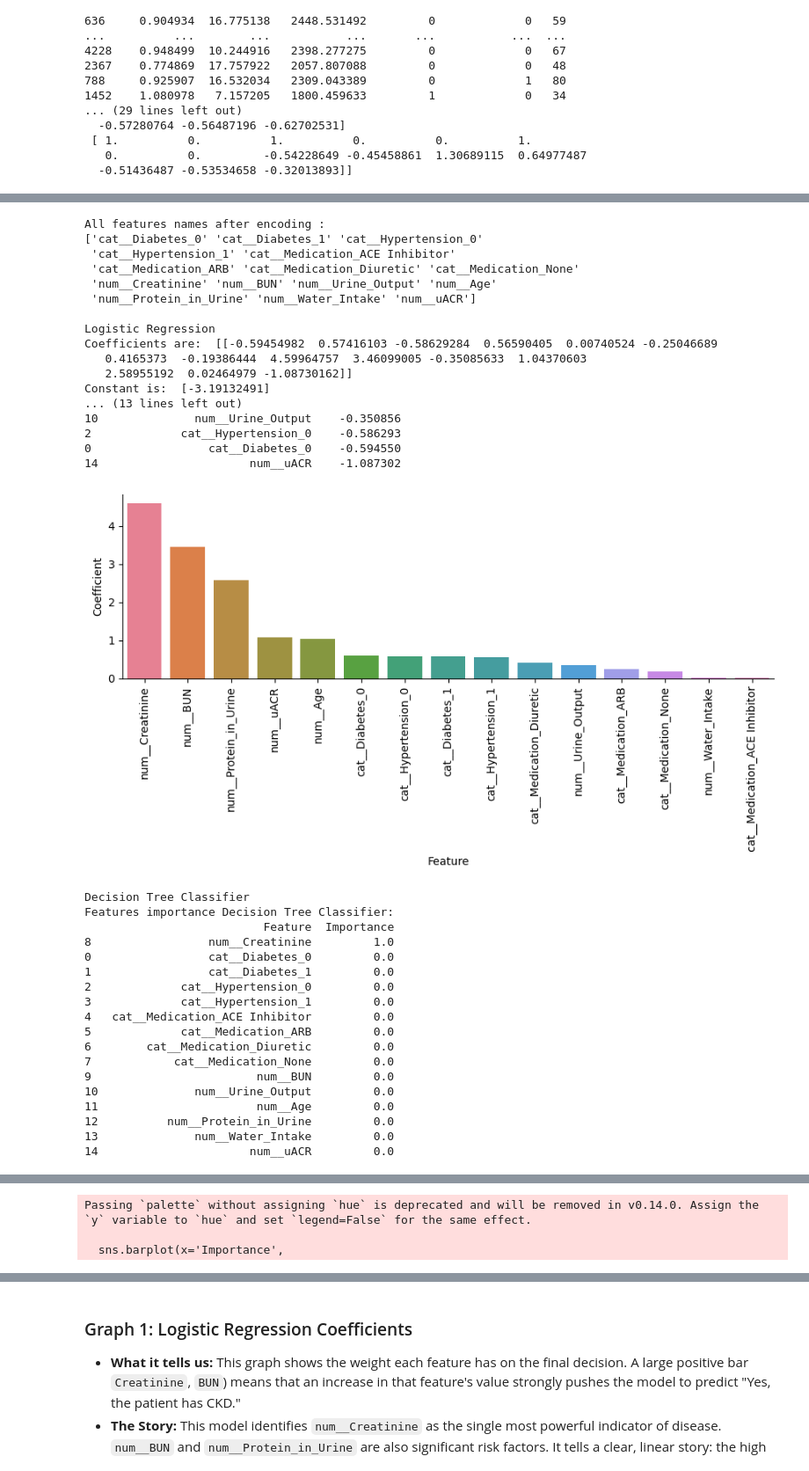
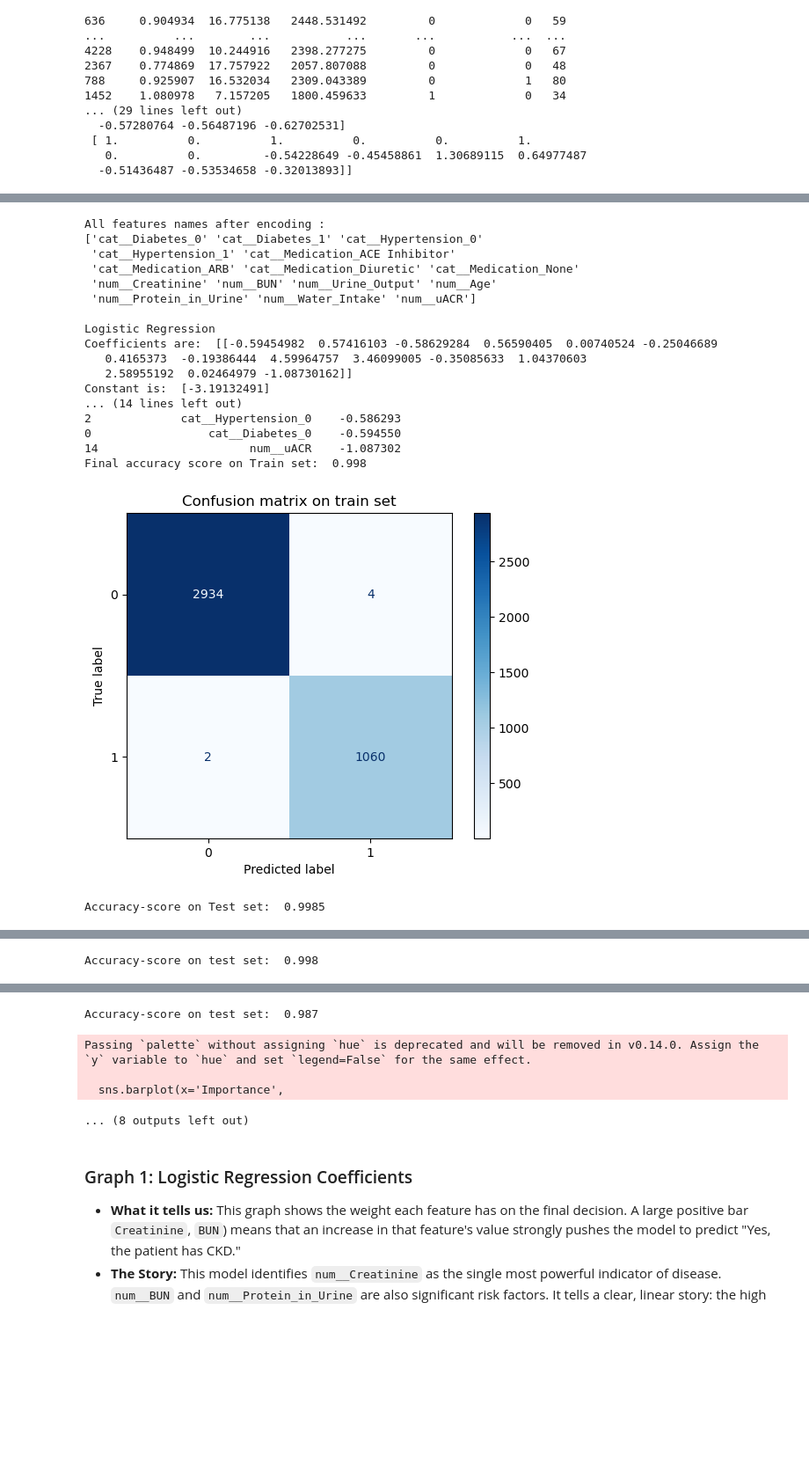
Before and after one commit to paezxavi/kidney_function_health_jedha, a Jupyter notebook: kidney_function_health_multi_classification_algo.ipynb, the cells around one changed output, grey strips where cells are left out. Shown: that part at 88% size. Drawn from its saved outputs; the diff is of its cells as text; code cells hidden in the pictures; blank space fills up the shorter version.

Commit message:
Add confusion matrix to graphs

```diff
--- a/kidney_function_health_multi_classification_algo.ipynb
+++ b/kidney_function_health_multi_classification_algo.ipynb
@@ -285,3 +285,30 @@ df_models_test = pd.DataFrame(models_test)
+# %%
+from sklearn.metrics import ConfusionMatrixDisplay, accuracy_score
+
+def display_confusion_matrix(model):
+    score_train = row["Model"].score(X_train_transformed, y_train)
+    score_test = row["Model"].score(X_test_transformed, y_test)
+
+    print("Final accuracy score on Train set: ",score_test)
+    # Plot confusion matrix
+    ConfusionMatrixDisplay.from_estimator(
+        model,         # fitted model
+        X_train_transformed, y_train,   # data + labels
+        cmap=plt.cm.Blues,  # any matplotlib colormap
+        normalize=None      # "true", "pred", "all", or None
+    )
+    plt.title("Confusion matrix on train set")
+    plt.show()
+    print("Accuracy-score on Test set: ", score_train)
+
+    ConfusionMatrixDisplay.from_estimator(
+        model,         # fitted model
+        X_test_transformed, y_test,     # data + labels
+        cmap=plt.cm.Blues,  # any matplotlib colormap
+    )
+    plt.title("Confusion matrix on test set")
+    plt.show()
+    print("Accuracy-score on test set: ", score_test)
 # %%
 # Visualization Coef / Features importance based on GFR
 all_column_names = feature_encoder.get_feature_names_out()
@@ -303,6 +330,8 @@ for _, row in df_models_test.iterrows():
         print(coefficients_df.sort_values(by='Coefficient', ascending=False))
         # Set coefficient to absolute values to rank features
         coefficients_df["Coefficient"] = coefficients_df["Coefficient"].abs()
+
+        display_confusion_matrix(row["Model"])
 
         # Visualize ranked features using seaborn
         sns.catplot(x="Feature",
@@ -327,52 +356,38 @@ for _, row in df_models_test.iterrows():
         feature_importance_df = feature_importance_df.sort_values(by='Importance', ascending=False)
         print(f"Features importance {row["Name"]}:")
         print(feature_importance_df)
+
+        display_confusion_matrix(row["Model"])
+
         # Visualize ranked features using matplot
         plt.figure(figsize=(12, 8)) #
         sns.barplot(x='Importance',
                     y='Feature',
                     data=feature_importance_df,
                     orient='h',
                     palette='viridis')
         plt.title(f'Features importance - {row["Name"]}')
         plt.xlabel('Importance (Error reduction)')
         plt.ylabel('Feature')
         plt.tight_layout() # Adjust visibility
         plt.show()
 # %% [output]
 All features names after encoding :
 ['cat__Diabetes_0' 'cat__Diabetes_1' 'cat__Hypertension_0'
  'cat__Hypertension_1' 'cat__Medication_ACE Inhibitor'
  'cat__Medication_ARB' 'cat__Medication_Diuretic' 'cat__Medication_None'
  'num__Creatinine' 'num__BUN' 'num__Urine_Output' 'num__Age'
  'num__Protein_in_Urine' 'num__Water_Intake' 'num__uACR']
 
 Logistic Regression
 Coefficients are:  [[-0.59454982  0.57416103 -0.58629284  0.56590405  0.00740524 -0.25046689
    0.4165373  -0.19386444  4.59964757  3.46099005 -0.35085633  1.04370603
    2.58955192  0.02464979 -1.08730162]]
 Constant is:  [-3.19132491]
-... (13 lines left out)
-10              num__Urine_Output    -0.350856
+... (14 lines left out)
 2             cat__Hypertension_0    -0.586293
 0                 cat__Diabetes_0    -0.594550
 14                      num__uACR    -1.087302
+Final accuracy score on Train set:  0.998
-[figure, old version]
+[figure, new version]
-Decision Tree Classifier
-Features importance Decision Tree Classifier:
-                          Feature  Importance
-8                 num__Creatinine         1.0
-0                 cat__Diabetes_0         0.0
-1                 cat__Diabetes_1         0.0
-2             cat__Hypertension_0         0.0
-3             cat__Hypertension_1         0.0
-4   cat__Medication_ACE Inhibitor         0.0
-5             cat__Medication_ARB         0.0
-6        cat__Medication_Diuretic         0.0
-7            cat__Medication_None         0.0
-9                        num__BUN         0.0
-10              num__Urine_Output         0.0
-11                       num__Age         0.0
-12          num__Protein_in_Urine         0.0
-13              num__Water_Intake         0.0
-14                      num__uACR         0.0
+Accuracy-score on Test set:  0.9985
@@ -379,3 +395 @@ Features importance Decision Tree Classifier:
-Passing `palette` without assigning `hue` is deprecated and will be removed in v0.14.0. Assign the `y` variable to `hue` and set `legend=False` for the same effect.
-
-  sns.barplot(x='Importance',
+Accuracy-score on test set:  0.998
@@ -405,3 +419,8 @@ Passing `palette` without assigning `hue` is deprecated and will be removed in v
+Accuracy-score on test set:  0.987
+Passing `palette` without assigning `hue` is deprecated and will be removed in v0.14.0. Assign the `y` variable to `hue` and set `legend=False` for the same effect.
+
+  sns.barplot(x='Importance',
+... (8 outputs left out)
 # %% [markdown]
 ### Graph 1: Logistic Regression Coefficients
 
```
Also changed, not shown: parts of 2 cells of this notebook.
